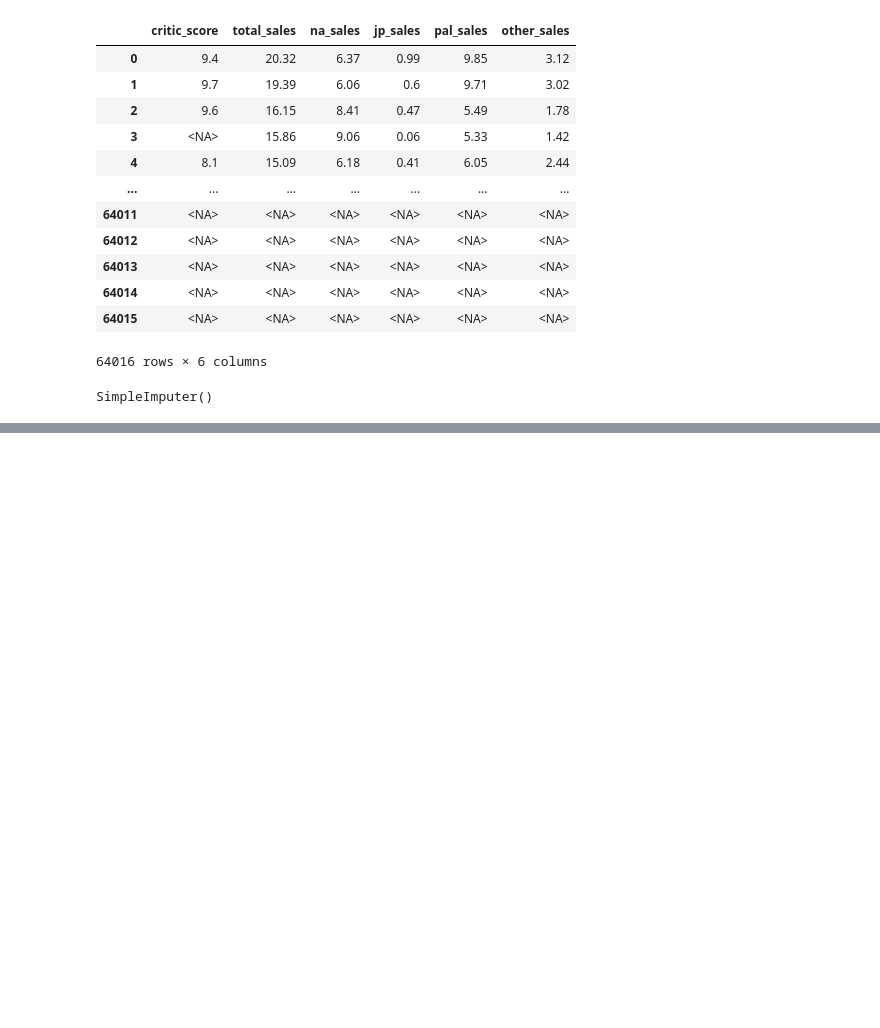
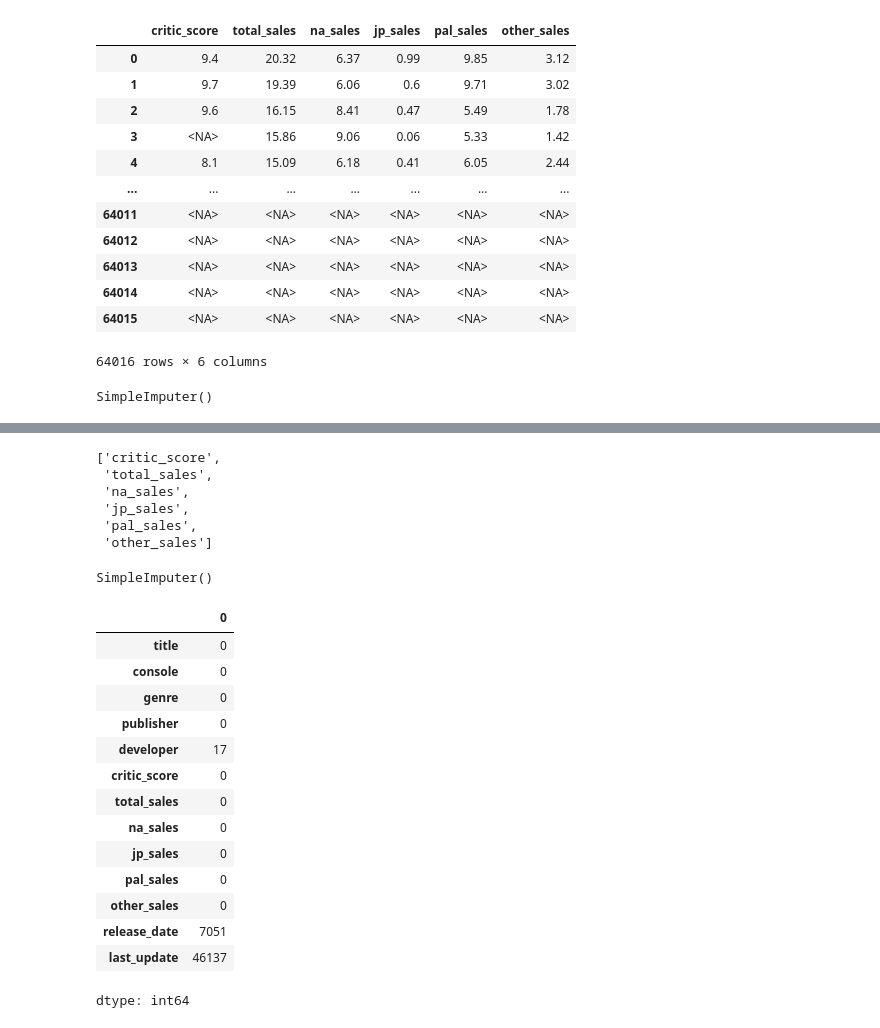
Before and after one commit to nadeemkhanrtm1/video-game-analysis, a Jupyter notebook: video_game_analysis.ipynb, the cells around one changed output, grey strips where cells are left out. Saved outputs shown, nothing was run; the diff lists cells and outputs as text; code cells hidden in the pictures; blank space fills up the shorter version.

```diff
--- a/video_game_analysis.ipynb
+++ b/video_game_analysis.ipynb
@@ -191,0 +251,35 @@ data.head()
+# %%
+nums_cols
+# %% [output]
+['critic_score',
+ 'total_sales',
+ 'na_sales',
+ 'jp_sales',
+ 'pal_sales',
+ 'other_sales']
+# %%
+imputers = SimpleImputer(strategy='mean')
+# %%
+imputers
+# %% [output]
+SimpleImputer()
+# %%
+data[nums_cols] = imputers.fit_transform(data[nums_cols])
+# %%
+data.isna().sum()
+# %% [output]
+|  | 0 |
+| title | 0 |
+| console | 0 |
+| genre | 0 |
+| publisher | 0 |
+| developer | 17 |
+| critic_score | 0 |
+| total_sales | 0 |
+| na_sales | 0 |
+| jp_sales | 0 |
+| pal_sales | 0 |
+| other_sales | 0 |
+| release_date | 7051 |
+| last_update | 46137 |
+dtype: int64
```
Also changed, not shown: parts of 22 cells of this notebook.
